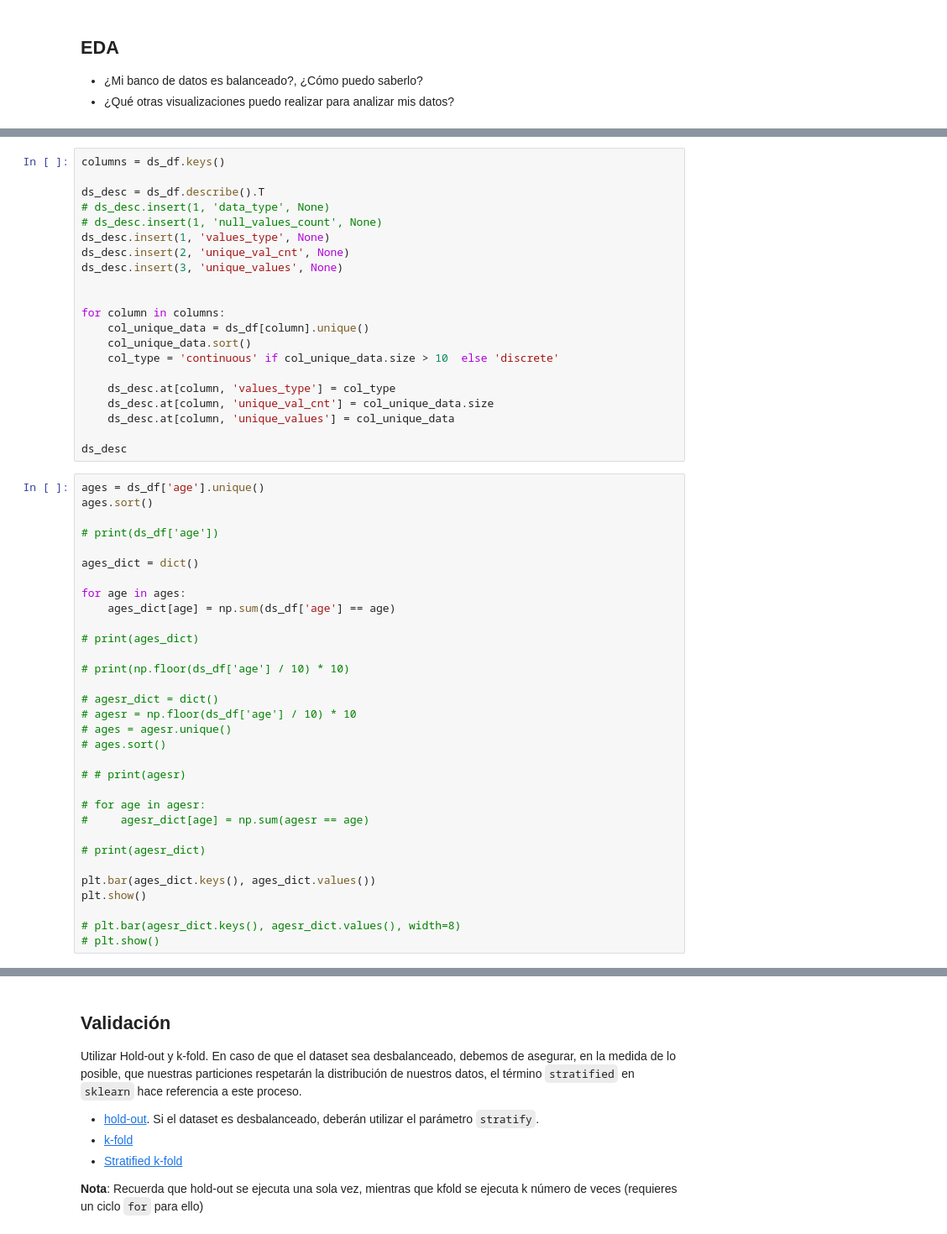
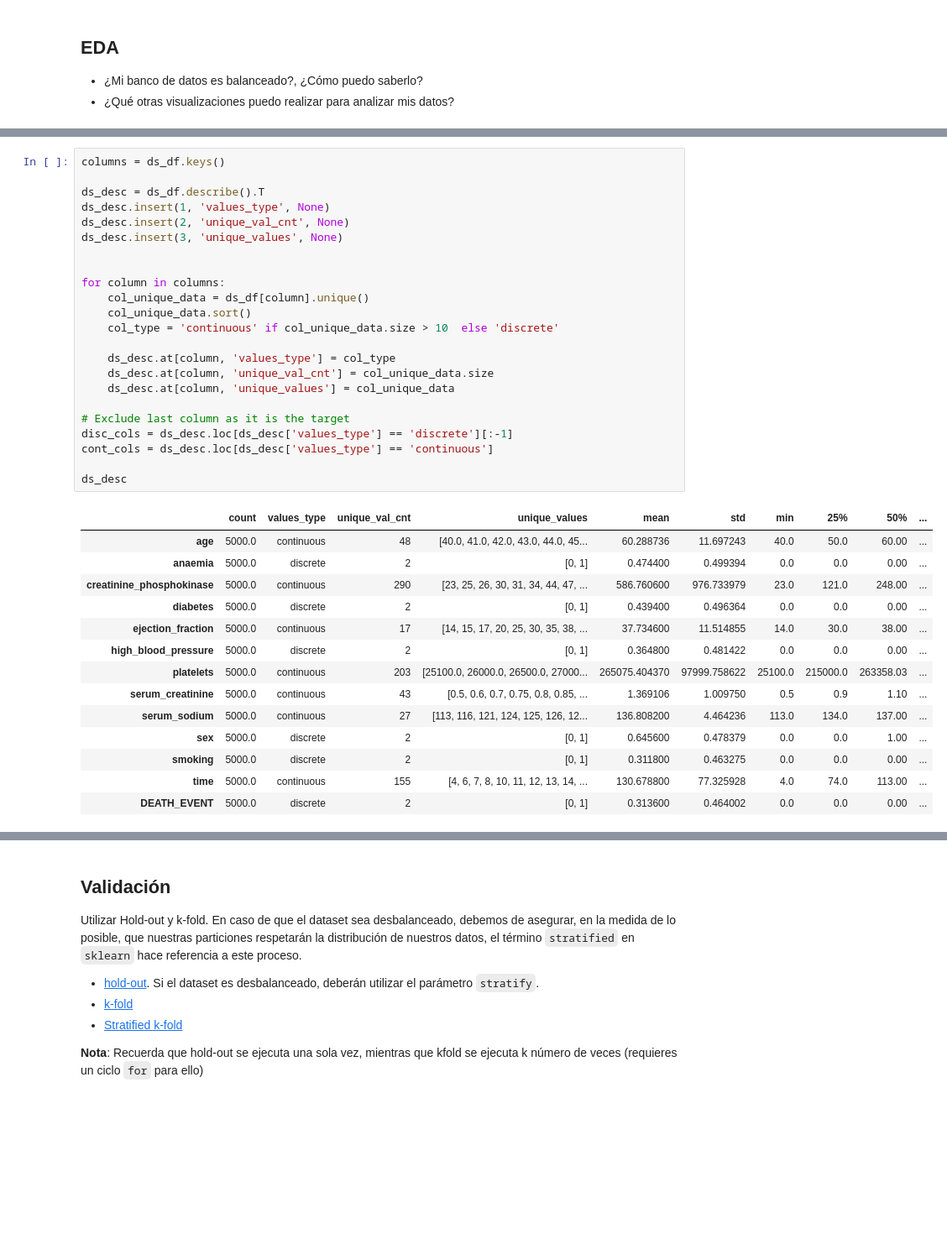
Before and after one commit to Monolite/ml-course, a Jupyter notebook: lesson-3/ml_clasificacion_proyecto.ipynb, the cells around one changed output, grey strips where cells are left out. Shown: that part at 84% size. Drawn from its saved outputs; the diff is of its cells as text; blank space fills up the shorter version.

```diff
--- a/lesson-3/ml_clasificacion_proyecto.ipynb
+++ b/lesson-3/ml_clasificacion_proyecto.ipynb
@@ -57,53 +75,38 @@ ds_df
 # %%
 columns = ds_df.keys()
 
 ds_desc = ds_df.describe().T
-# ds_desc.insert(1, 'data_type', None)
-# ds_desc.insert(1, 'null_values_count', None)
 ds_desc.insert(1, 'values_type', None)
 ds_desc.insert(2, 'unique_val_cnt', None)
 ds_desc.insert(3, 'unique_values', None)
 
 
 for column in columns:
     col_unique_data = ds_df[column].unique()
     col_unique_data.sort()
     col_type = 'continuous' if col_unique_data.size > 10  else 'discrete'
 
     ds_desc.at[column, 'values_type'] = col_type
     ds_desc.at[column, 'unique_val_cnt'] = col_unique_data.size
     ds_desc.at[column, 'unique_values'] = col_unique_data
 
+# Exclude last column as it is the target
+disc_cols = ds_desc.loc[ds_desc['values_type'] == 'discrete'][:-1]
+cont_cols = ds_desc.loc[ds_desc['values_type'] == 'continuous']
+
 ds_desc
+# %% [output]
+|  | count | values_type | unique_val_cnt | unique_values | mean | std | min | 25% | 50% | ... |
+| age | 5000.0 | continuous | 48 | [40.0, 41.0, 42.0, 43.0, 44.0, 45... | 60.288736 | 11.697243 | 40.0 | 50.0 | 60.00 | ... |
+| anaemia | 5000.0 | discrete | 2 | [0, 1] | 0.474400 | 0.499394 | 0.0 | 0.0 | 0.00 | ... |
+| creatinine_phosphokinase | 5000.0 | continuous | 290 | [23, 25, 26, 30, 31, 34, 44, 47, ... | 586.760600 | 976.733979 | 23.0 | 121.0 | 248.00 | ... |
+| diabetes | 5000.0 | discrete | 2 | [0, 1] | 0.439400 | 0.496364 | 0.0 | 0.0 | 0.00 | ... |
+| ejection_fraction | 5000.0 | continuous | 17 | [14, 15, 17, 20, 25, 30, 35, 38, ... | 37.734600 | 11.514855 | 14.0 | 30.0 | 38.00 | ... |
+| high_blood_pressure | 5000.0 | discrete | 2 | [0, 1] | 0.364800 | 0.481422 | 0.0 | 0.0 | 0.00 | ... |
+| platelets | 5000.0 | continuous | 203 | [25100.0, 26000.0, 26500.0, 27000... | 265075.404370 | 97999.758622 | 25100.0 | 215000.0 | 263358.03 | ... |
+| serum_creatinine | 5000.0 | continuous | 43 | [0.5, 0.6, 0.7, 0.75, 0.8, 0.85, ... | 1.369106 | 1.009750 | 0.5 | 0.9 | 1.10 | ... |
+| serum_sodium | 5000.0 | continuous | 27 | [113, 116, 121, 124, 125, 126, 12... | 136.808200 | 4.464236 | 113.0 | 134.0 | 137.00 | ... |
+| sex | 5000.0 | discrete | 2 | [0, 1] | 0.645600 | 0.478379 | 0.0 | 0.0 | 1.00 | ... |
+| smoking | 5000.0 | discrete | 2 | [0, 1] | 0.311800 | 0.463275 | 0.0 | 0.0 | 0.00 | ... |
+| time | 5000.0 | continuous | 155 | [4, 6, 7, 8, 10, 11, 12, 13, 14, ... | 130.678800 | 77.325928 | 4.0 | 74.0 | 113.00 | ... |
+| DEATH_EVENT | 5000.0 | discrete | 2 | [0, 1] | 0.313600 | 0.464002 | 0.0 | 0.0 | 0.00 | ... |
-# %%
-ages = ds_df['age'].unique()
-ages.sort()
-
-# print(ds_df['age'])
-
-ages_dict = dict()
-
-for age in ages:
-    ages_dict[age] = np.sum(ds_df['age'] == age)
-
-# print(ages_dict)
-
-# print(np.floor(ds_df['age'] / 10) * 10)
-
-# agesr_dict = dict()
-# agesr = np.floor(ds_df['age'] / 10) * 10
-# ages = agesr.unique()
-# ages.sort()
-
-# # print(agesr)
-
-# for age in agesr:
-#     agesr_dict[age] = np.sum(agesr == age)
-
-# print(agesr_dict)
-
-plt.bar(ages_dict.keys(), ages_dict.values())
-plt.show()
-
-# plt.bar(agesr_dict.keys(), agesr_dict.values(), width=8)
-# plt.show()
```
Also changed, not shown: parts of 6 cells of this notebook.
